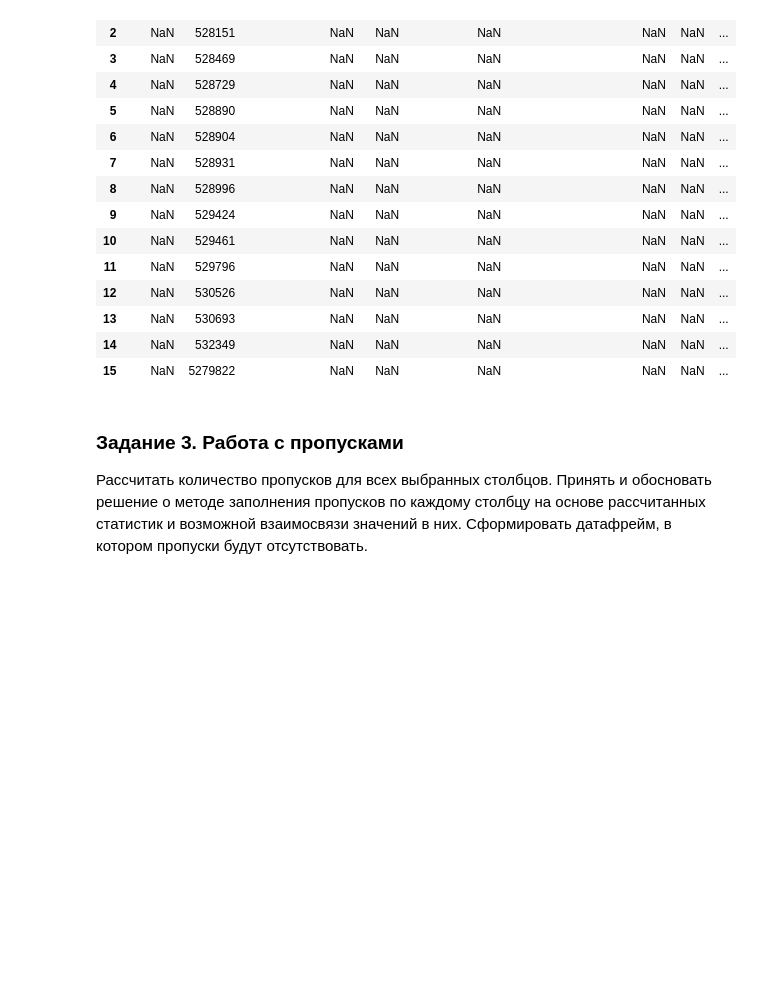
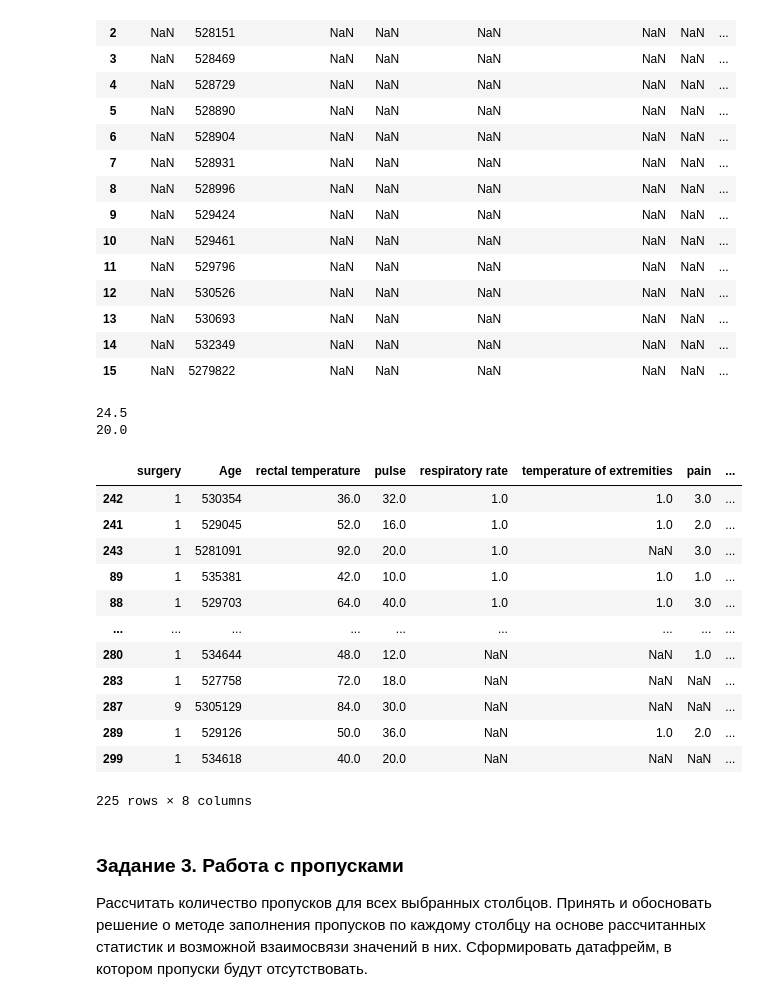
Before and after one commit to SergioMoys/Python_Openbank, a Jupyter notebook: DZ/Number15 - Базовые понятия статистики.ipynb, the cells around one changed output. Saved outputs shown, nothing was run; the diff lists cells and outputs as text; code cells hidden in the pictures; blank space fills up the shorter version.

```diff
--- a/DZ/Number15 - Базовые понятия статистики.ipynb
+++ b/DZ/Number15 - Базовые понятия статистики.ipynb
@@ -67,6 +67,38 @@ df.mode()
 | 13 | NaN | 530693 | NaN | NaN | NaN | NaN | NaN | ... |
 | 14 | NaN | 532349 | NaN | NaN | NaN | NaN | NaN | ... |
 | 15 | NaN | 5279822 | NaN | NaN | NaN | NaN | NaN | ... |
+# %%
+#Выброс
+
+print(df['pulse'].median())
+print(df[(df['pulse'] >10) & (df['pulse'] < 30)]['pulse'].median())
+# %% [output]
+24.5
+20.0
+# %%
+#Выбросы as Lection
+
+q1 = df.pulse.quantile(0.25)
+q3 = df.pulse.quantile(0.75)
+iqr = q3 - q1
+lower_bound = q1 - (1.5 * iqr)
+upper_bound = q3 + (1.5 * iqr)
+remove_outliers = df[df['pulse'].between(lower_bound, upper_bound, inclusive=True)].sort_values('respiratory rate')
+remove_outliers
+# %% [output]
+|  | surgery | Age | rectal temperature | pulse | respiratory rate | temperature of extremities | pain | ... |
+| 242 | 1 | 530354 | 36.0 | 32.0 | 1.0 | 1.0 | 3.0 | ... |
+| 241 | 1 | 529045 | 52.0 | 16.0 | 1.0 | 1.0 | 2.0 | ... |
+| 243 | 1 | 5281091 | 92.0 | 20.0 | 1.0 | NaN | 3.0 | ... |
+| 89 | 1 | 535381 | 42.0 | 10.0 | 1.0 | 1.0 | 1.0 | ... |
+| 88 | 1 | 529703 | 64.0 | 40.0 | 1.0 | 1.0 | 3.0 | ... |
+| ... | ... | ... | ... | ... | ... | ... | ... | ... |
+| 280 | 1 | 534644 | 48.0 | 12.0 | NaN | NaN | 1.0 | ... |
+| 283 | 1 | 527758 | 72.0 | 18.0 | NaN | NaN | NaN | ... |
+| 287 | 9 | 5305129 | 84.0 | 30.0 | NaN | NaN | NaN | ... |
+| 289 | 1 | 529126 | 50.0 | 36.0 | NaN | 1.0 | 2.0 | ... |
+| 299 | 1 | 534618 | 40.0 | 20.0 | NaN | NaN | NaN | ... |
+225 rows × 8 columns
 # %% [markdown]
 ### Задание 3. Работа с пропусками
 
```
Also changed, not shown: parts of 5 cells of this notebook, 1 other file.
